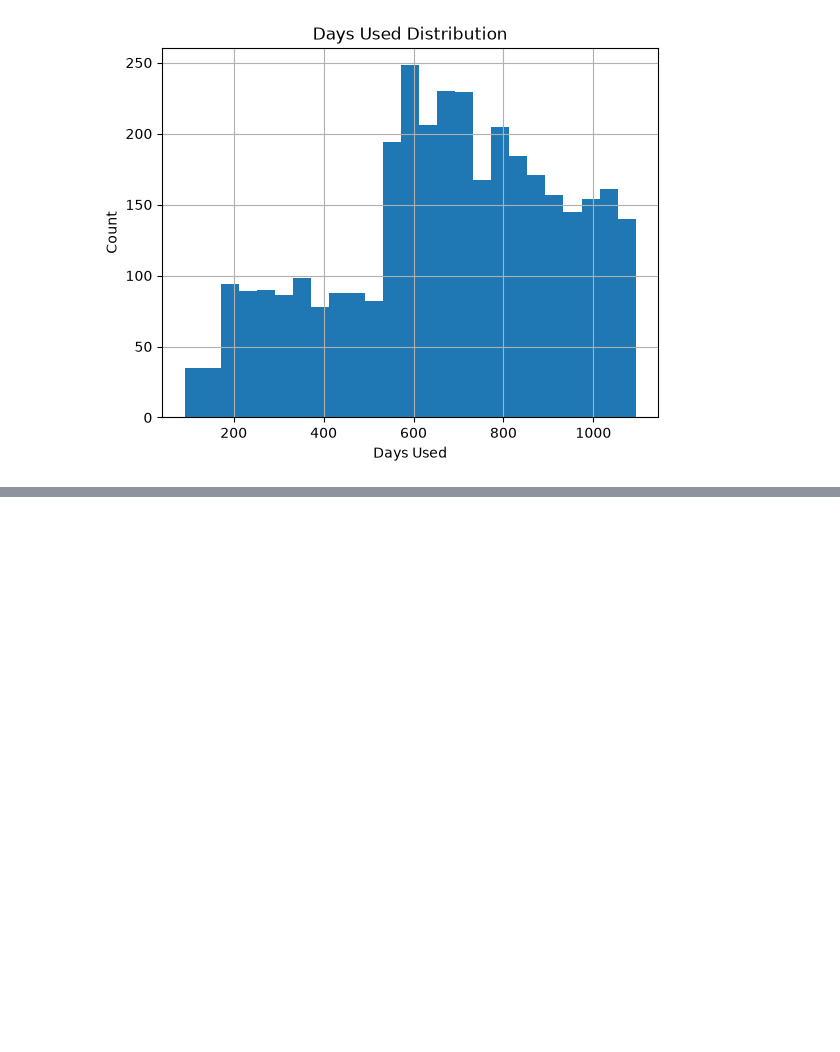
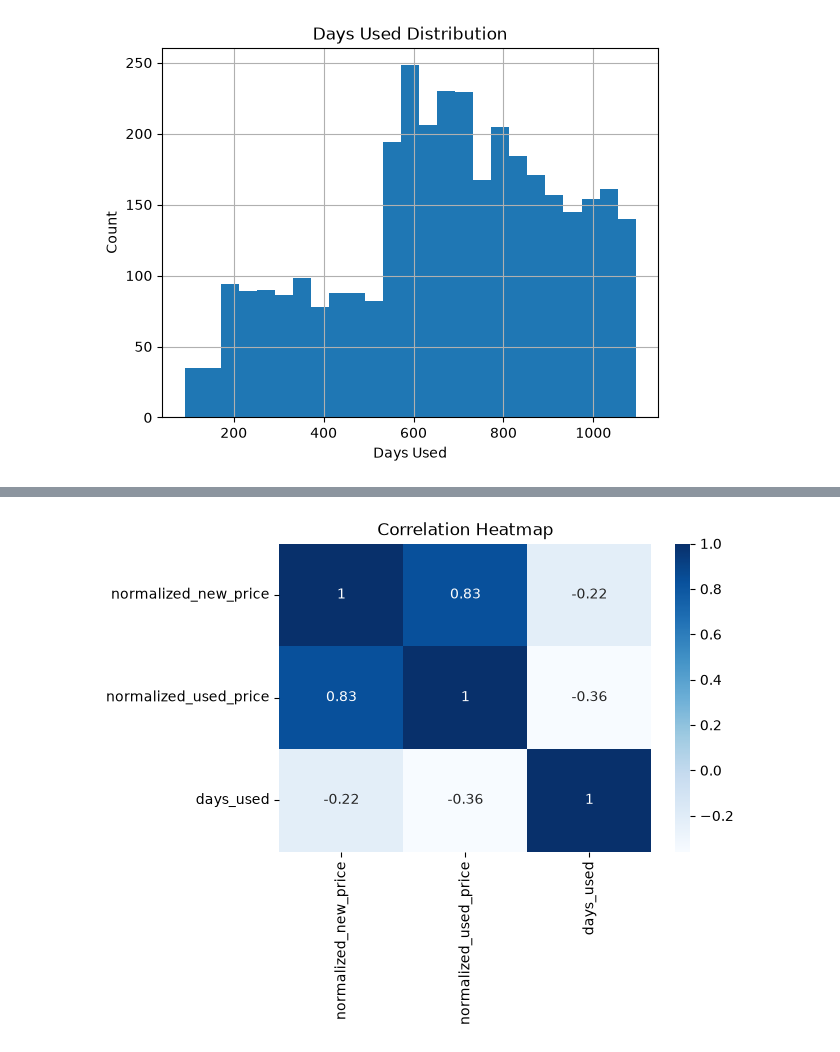
Before and after one commit to Ajay21042005/EchoChain-Lifecycle-Analytics, a Jupyter notebook: notebooks/eda.ipynb, the cells around one changed output, grey strips where cells are left out. Saved outputs shown, nothing was run; the diff lists cells and outputs as text; code cells hidden in the pictures; blank space fills up the shorter version.

```diff
--- a/notebooks/eda.ipynb
+++ b/notebooks/eda.ipynb
@@ -143,0 +207,17 @@ numeric.corr()
+# %%
+import seaborn as sns
+corr = used[
+    ["normalized_new_price",
+     "normalized_used_price",
+     "days_used"]
+].corr()
+plt.figure(figsize=(6,4))
+sns.heatmap(
+    corr,
+    annot=True,
+    cmap="Blues"
+)
+plt.title("Correlation Heatmap")
+plt.show()
+# %% [output]
+[figure, added]
```
Also changed, not shown: parts of 5 cells of this notebook, 3 other files.
